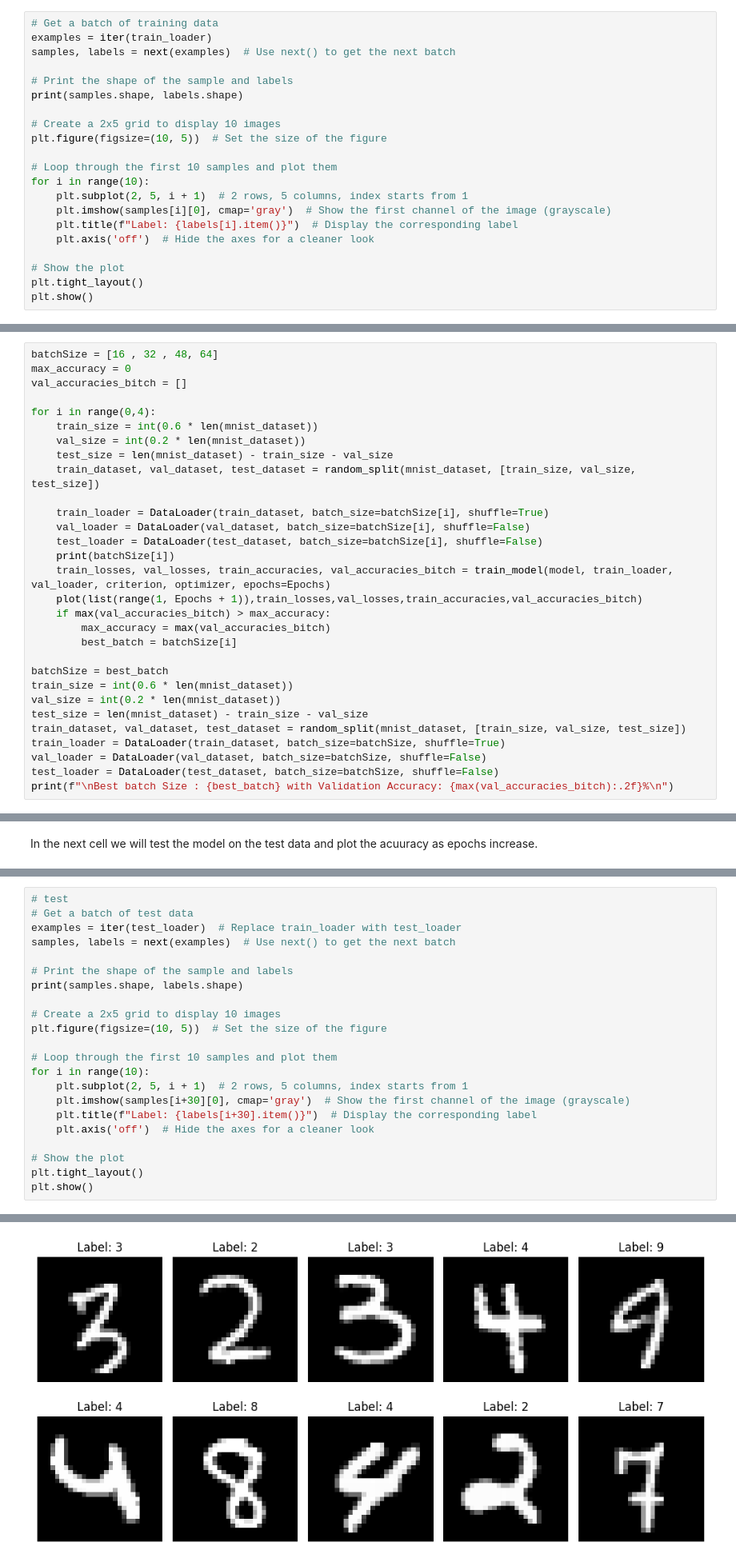
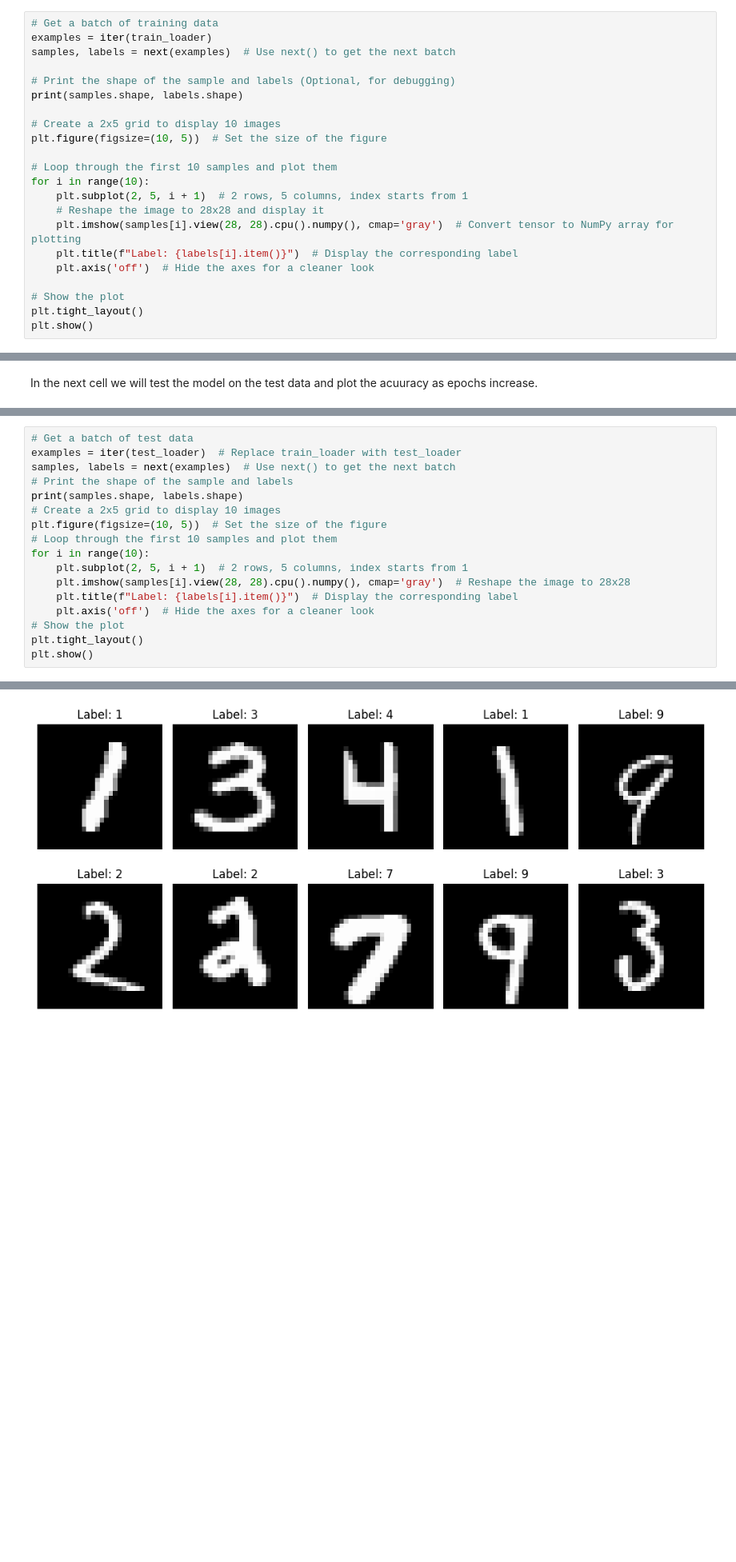
Before and after one commit to 0marsaad/Number-image_identification, a Jupyter notebook: Neural.ipynb, the cells around one changed output, grey strips where cells are left out. Shown: that part at 80% size. Saved outputs shown, nothing was run; the diff lists cells and outputs as text; blank space fills up the shorter version.

```diff
--- a/Neural.ipynb
+++ b/Neural.ipynb
@@ -35,7 +74,7 @@ test_loader = DataLoader(test_dataset, batch_size=batchSize, shuffle=False)
 examples = iter(train_loader)
 samples, labels = next(examples)  # Use next() to get the next batch
 
-# Print the shape of the sample and labels
+# Print the shape of the sample and labels (Optional, for debugging)
 print(samples.shape, labels.shape)
 
 # Create a 2x5 grid to display 10 images
@@ -44,7 +83,8 @@ plt.figure(figsize=(10, 5))  # Set the size of the figure
 # Loop through the first 10 samples and plot them
 for i in range(10):
     plt.subplot(2, 5, i + 1)  # 2 rows, 5 columns, index starts from 1
-    plt.imshow(samples[i][0], cmap='gray')  # Show the first channel of the image (grayscale)
+    # Reshape the image to 28x28 and display it
+    plt.imshow(samples[i].view(28, 28).cpu().numpy(), cmap='gray')  # Convert tensor to NumPy array for plotting
     plt.title(f"Label: {labels[i].item()}")  # Display the corresponding label
     plt.axis('off')  # Hide the axes for a cleaner look
 
@@ -248,30 +287,0 @@ Best learning rate : 0.05 with Validation Accuracy: 96.97%
-# %%
-batchSize = [16 , 32 , 48, 64]
-max_accuracy = 0
-val_accuracies_bitch = []
-
-for i in range(0,4):
-    train_size = int(0.6 * len(mnist_dataset))
-    val_size = int(0.2 * len(mnist_dataset))
-    test_size = len(mnist_dataset) - train_size - val_size
-    train_dataset, val_dataset, test_dataset = random_split(mnist_dataset, [train_size, val_size, test_size])
-
-    train_loader = DataLoader(train_dataset, batch_size=batchSize[i], shuffle=True)
-    val_loader = DataLoader(val_dataset, batch_size=batchSize[i], shuffle=False)
-    test_loader = DataLoader(test_dataset, batch_size=batchSize[i], shuffle=False)
-    print(batchSize[i])
-    train_losses, val_losses, train_accuracies, val_accuracies_bitch = train_model(model, train_loader, val_loader, criterion, optimizer, epochs=Epochs)
-    plot(list(range(1, Epochs + 1)),train_losses,val_losses,train_accuracies,val_accuracies_bitch)
-    if max(val_accuracies_bitch) > max_accuracy:
-        max_accuracy = max(val_accuracies_bitch)
-        best_batch = batchSize[i]
-
-batchSize = best_batch
-train_size = int(0.6 * len(mnist_dataset))
-val_size = int(0.2 * len(mnist_dataset))
-test_size = len(mnist_dataset) - train_size - val_size
-train_dataset, val_dataset, test_dataset = random_split(mnist_dataset, [train_size, val_size, test_size])
-train_loader = DataLoader(train_dataset, batch_size=batchSize, shuffle=True)
-val_loader = DataLoader(val_dataset, batch_size=batchSize, shuffle=False)
-test_loader = DataLoader(test_dataset, batch_size=batchSize, shuffle=False)
-print(f"\nBest batch Size : {best_batch} with Validation Accuracy: {max(val_accuracies_bitch):.2f}%\n")
@@ -455,22 +504,17 @@ Test Loss: 0.3183, Test Accuracy: 90.81%
 # %%
-# test
 # Get a batch of test data
 examples = iter(test_loader)  # Replace train_loader with test_loader
 samples, labels = next(examples)  # Use next() to get the next batch
-
 # Print the shape of the sample and labels
 print(samples.shape, labels.shape)
-
 # Create a 2x5 grid to display 10 images
 plt.figure(figsize=(10, 5))  # Set the size of the figure
-
 # Loop through the first 10 samples and plot them
 for i in range(10):
     plt.subplot(2, 5, i + 1)  # 2 rows, 5 columns, index starts from 1
-    plt.imshow(samples[i+30][0], cmap='gray')  # Show the first channel of the image (grayscale)
-    plt.title(f"Label: {labels[i+30].item()}")  # Display the corresponding label
+    plt.imshow(samples[i].view(28, 28).cpu().numpy(), cmap='gray')  # Reshape the image to 28x28
+    plt.title(f"Label: {labels[i].item()}")  # Display the corresponding label
     plt.axis('off')  # Hide the axes for a cleaner look
-
 # Show the plot
 plt.tight_layout()
 plt.show()
@@ -479 +523 @@ torch.Size([64, 1, 28, 28]) torch.Size([64])
-[figure, old version]
+[figure, new version]
```
Also changed, not shown: parts of 10 cells of this notebook.
